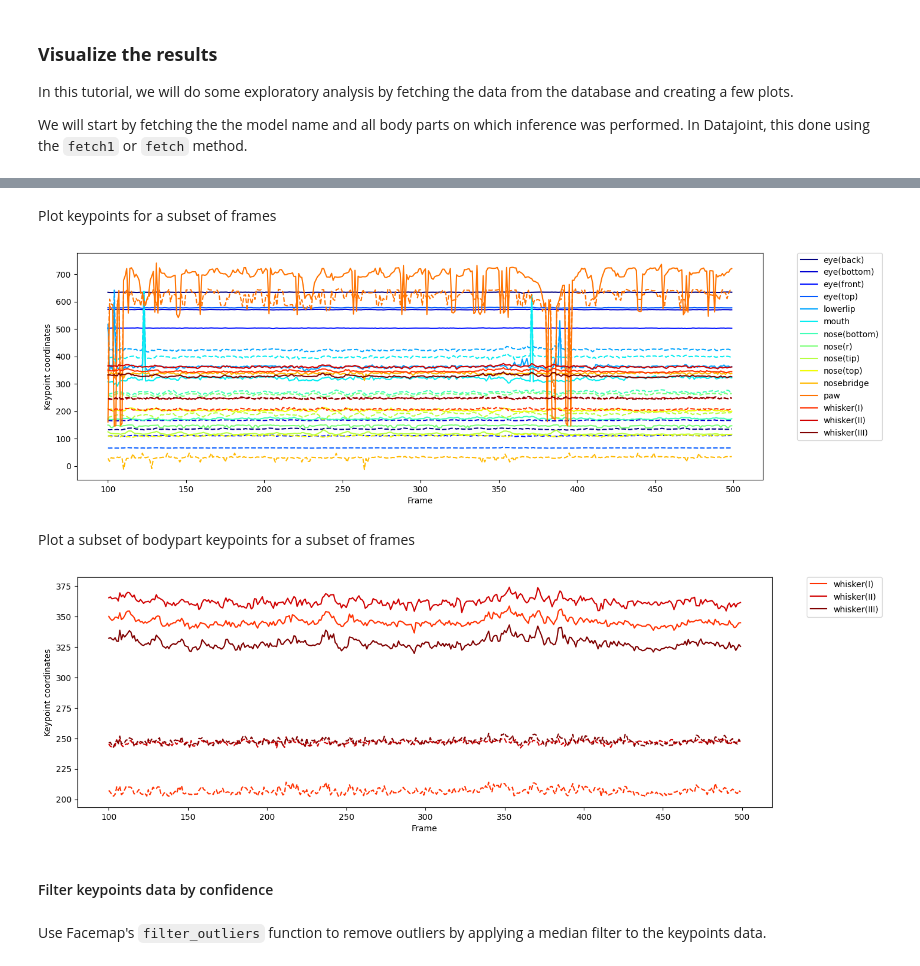
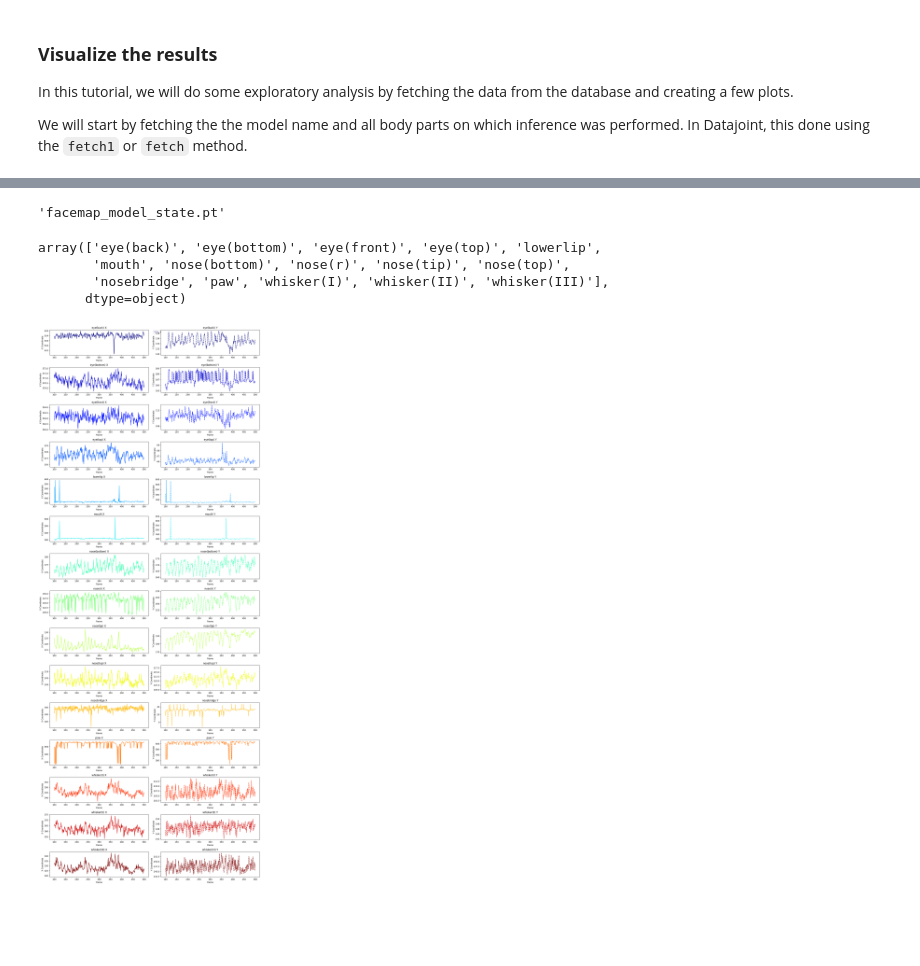
Before and after one commit to datajoint/element-facemap, a Jupyter notebook: notebooks/inference_tutorial.ipynb, the cells around one changed output, grey strips where cells are left out. Drawn from its saved outputs; the diff is of its cells as text; code cells hidden in the pictures; blank space fills up the shorter version.

Commit message:
Update tutorial queries and visualizations

```diff
--- a/notebooks/inference_tutorial.ipynb
+++ b/notebooks/inference_tutorial.ipynb
@@ -521,4 +367,18 @@ keypoints_data = (
+# %%
+model_name = (facemap_inference.FacemapModel & "model_id=0").fetch1("model_name")
+model_name
+# %% [output]
+'facemap_model_state.pt'
+# %%
+body_parts = (facemap_inference.FacemapInference.BodyPartPosition & session_key & "model_id=0" & "recording_id=0").fetch("body_part")
+body_parts
+# %% [output]
+array(['eye(back)', 'eye(bottom)', 'eye(front)', 'eye(top)', 'lowerlip',
+       'mouth', 'nose(bottom)', 'nose(r)', 'nose(tip)', 'nose(top)',
+       'nosebridge', 'paw', 'whisker(I)', 'whisker(II)', 'whisker(III)'],
+      dtype=object)
 # %%
+keypoints_data = (facemap_inference.FacemapInference.BodyPartPosition & "model_id=0" & "recording_id=0").fetch(as_dict=True)
 pose_x_coord = []
 pose_y_coord = []
 pose_likelihood = []
@@ -536,63 +396,43 @@ pose_data = np.concatenate(
 pose_x_coord = pose_data[0, :, :]
 pose_y_coord = pose_data[1, :, :]
 pose_liklihood = pose_data[2, :, :]
-# %% [markdown]
-Plot keypoints for a subset of frames
 # %%
+colors = cm.get_cmap("jet")(np.linspace(0, 1.0, len(body_parts)))
 start_frame = 100
 end_frame = 500
 
-plt.figure(figsize=(15, 5), dpi=100)
+num_body_parts = len(body_parts)
+
+fig, axs = plt.subplots(nrows=num_body_parts, ncols=2, figsize=(15, 2.5 * num_body_parts), dpi=100)
+
 for i, bodypart in enumerate(body_parts):
-    plt.plot(
+    # X Coordinate Plot
+    axs[i, 0].plot(
         np.arange(start_frame, end_frame),
         pose_x_coord[i, start_frame:end_frame],
         "-",
         c=colors[i],
-        label=bodypart,
+        label=f"{bodypart} X"
     )
-    plt.plot(
+    axs[i, 0].set_title(f"{bodypart} X")
+    axs[i, 0].set_xlabel("Frame")
+    axs[i, 0].set_ylabel("X Coordinate")
+
+    # Y Coordinate Plot
+    axs[i, 1].plot(
         np.arange(start_frame, end_frame),
         pose_y_coord[i, start_frame:end_frame],
         "--",
         c=colors[i],
+        label=f"{bodypart} Y"
     )
-plt.xlabel("Frame")
-plt.ylabel("Keypoint coordinates")
-plt.legend(bbox_to_anchor=(1.05, 1), loc="upper left", borderaxespad=0.0)
+    axs[i, 1].set_title(f"{bodypart} Y")
+    axs[i, 1].set_xlabel("Frame")
+    axs[i, 1].set_ylabel("Y Coordinate")
+
+plt.tight_layout()
+axs[0, 0].legend(bbox_to_anchor=(1.05, 1), loc="upper left", borderaxespad=0.)
+
 plt.show()
 # %% [output]
-[figure, old version]
+[figure, new version]
-# %% [markdown]
-Plot a subset of bodypart keypoints for a subset of frames
-# %%
-subset_bodyparts = ["whisker(I)", "whisker(II)", "whisker(III)"]
-start_frame = 100
-end_frame = 500
-
-plt.figure(figsize=(15, 5), dpi=100)
-for i, bodypart in enumerate(body_parts):
-    if bodypart in subset_bodyparts:
-        plt.plot(
-            np.arange(start_frame, end_frame),
-            pose_x_coord[i, start_frame:end_frame],
-            "-",
-            c=colors[i],
-            label=bodypart,
-        )
-        plt.plot(
-            np.arange(start_frame, end_frame),
-            pose_y_coord[i, start_frame:end_frame],
-            "--",
-            c=colors[i],
-        )
-plt.xlabel("Frame")
-plt.ylabel("Keypoint coordinates")
-plt.legend(bbox_to_anchor=(1.05, 1), loc="upper left", borderaxespad=0.0)
-plt.show()
-# %% [output]
-[figure, removed]
-# %% [markdown]
-#### Filter keypoints data by confidence
-# %% [markdown]
-Use Facemap's `filter_outliers` function to remove outliers by applying a median filter to the keypoints data.
```
Also changed, not shown: parts of 21 cells of this notebook.
